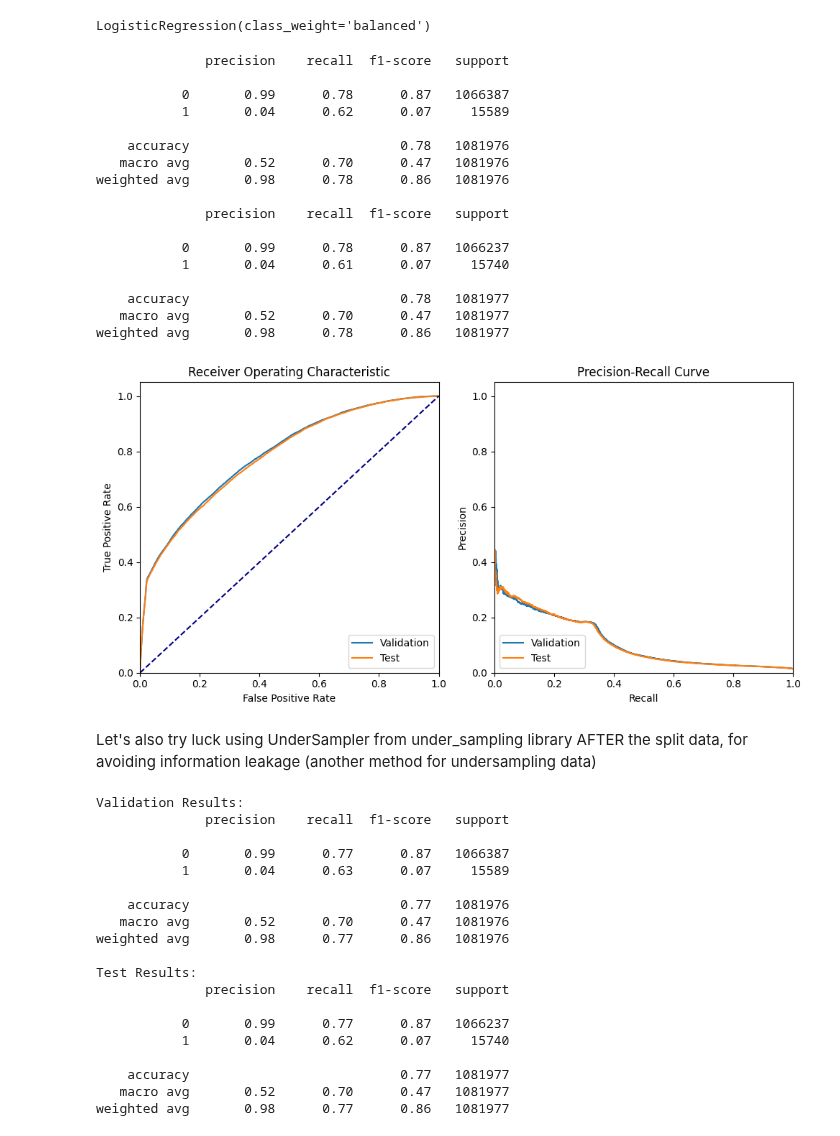
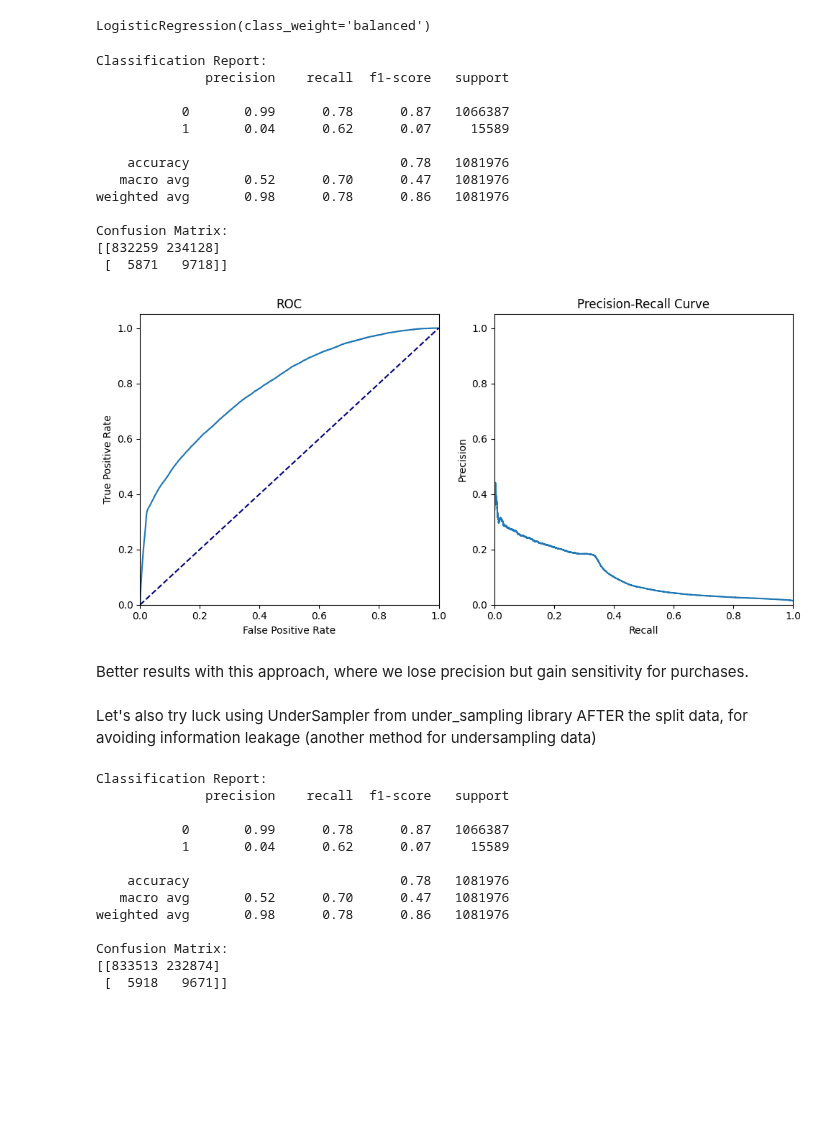
Before and after one commit to dan1dr/zrive-ds, a Jupyter notebook: src/module_3/push_exploration.ipynb, the cells around one changed output. Saved outputs shown, nothing was run; the diff lists cells and outputs as text; code cells hidden in the pictures; blank space fills up the shorter version.

```diff
--- a/src/module_3/push_exploration.ipynb
+++ b/src/module_3/push_exploration.ipynb
@@ -371,12 +398,14 @@ LogisticRegression(class_weight='balanced')
 # %%
 # Validate the model
 y_val_pred = model.predict(X_val)
+print("Classification Report:")
 print(classification_report(y_val, y_val_pred))
 
-# Test the model
-y_test_pred = model.predict(X_test)
-print(classification_report(y_test, y_test_pred))
+print("Confusion Matrix:")
+cm = confusion_matrix(y_val, y_val_pred)
+print(cm)
 # %% [output]
+Classification Report:
               precision    recall  f1-score   support
 
            0       0.99      0.78      0.87   1066387
@@ -386,59 +415,51 @@ print(classification_report(y_test, y_test_pred))
    macro avg       0.52      0.70      0.47   1081976
 weighted avg       0.98      0.78      0.86   1081976
 
-              precision    recall  f1-score   support
-
-           0       0.99      0.78      0.87   1066237
-           1       0.04      0.61      0.07     15740
-
-    accuracy                           0.78   1081977
-   macro avg       0.52      0.70      0.47   1081977
-weighted avg       0.98      0.78      0.86   1081977
+Confusion Matrix:
+[[832259 234128]
+ [  5871   9718]]
 # %%
 # Calculate probabilities for the positive class
 y_val_probs = model.predict_proba(X_val)[:, 1]
-y_test_probs = model.predict_proba(X_test)[:, 1]
 
 # ROC Curve
 fpr_val, tpr_val, _ = roc_curve(y_val, y_val_probs)
-fpr_test, tpr_test, _ = roc_curve(y_test, y_test_probs)
 
 plt.figure(figsize=(10,5))
 
 plt.subplot(1, 2, 1)
-plt.plot(fpr_val, tpr_val, label='Validation')
-plt.plot(fpr_test, tpr_test, label='Test')
+plt.plot(fpr_val, tpr_val)
 plt.plot([0, 1], [0, 1], color='navy', linestyle='--')
 plt.xlim([0.0, 1.0])
 plt.ylim([0.0, 1.05])
 plt.xlabel('False Positive Rate')
 plt.ylabel('True Positive Rate')
-plt.title('Receiver Operating Characteristic')
-plt.legend(loc="lower right")
-
+plt.title('ROC')
 
 # Precision-Recall Curve
 precision_val, recall_val, _ = precision_recall_curve(y_val, y_val_probs)
-precision_test, recall_test, _ = precision_recall_curve(y_test, y_test_probs)
 
 plt.subplot(1, 2, 2)
-plt.plot(recall_val, precision_val, label='Validation')
-plt.plot(recall_test, precision_test, label='Test')
+plt.plot(recall_val, precision_val)
 plt.xlim([0.0, 1.0])
 plt.ylim([0.0, 1.05])
 plt.xlabel('Recall')
 plt.ylabel('Precision')
 plt.title('Precision-Recall Curve')
-plt.legend(loc="lower left")
 
 plt.tight_layout()
 plt.show()
 # %% [output]
-[figure, old version]
+[figure, new version]
+# %% [markdown]
+Better results with this approach, where we lose precision but gain sensitivity for purchases.
 # %% [markdown]
 Let's also try luck using UnderSampler from under_sampling library AFTER the split data, for avoiding information leakage (another method for undersampling data)
 # %%
 from imblearn.under_sampling import RandomUnderSampler
+
+X = final_data.drop(columns='outcome')
+y = final_data['outcome']
 
 # Feature scaler and apply to X data
 scaler = StandardScaler()
@@ -461,33 +482,24 @@ model.fit(X_train, y_train)
 y_val_pred = model.predict(X_val)
 
 # Print the classification report for validation results
-print("Validation Results:")
+print("Classification Report:")
 print(classification_report(y_val, y_val_pred))
 
-# Predict the outcomes for the test data
-y_test_pred = model.predict(X_test)
-
-# Print the classification report for test results
-print("Test Results:")
-print(classification_report(y_test, y_test_pred))
+print("Confusion Matrix:")
+cm = confusion_matrix(y_val, y_val_pred)
+print(cm)
 # %% [output]
-Validation Results:
+Classification Report:
               precision    recall  f1-score   support
 
-           0       0.99      0.77      0.87   1066387
-           1       0.04      0.63      0.07     15589
+           0       0.99      0.78      0.87   1066387
+           1       0.04      0.62      0.07     15589
 
-    accuracy                           0.77   1081976
+    accuracy                           0.78   1081976
    macro avg       0.52      0.70      0.47   1081976
-weighted avg       0.98      0.77      0.86   1081976
+weighted avg       0.98      0.78      0.86   1081976
 
-Test Results:
-              precision    recall  f1-score   support
-
-           0       0.99      0.77      0.87   1066237
-           1       0.04      0.62      0.07     15740
-
-    accuracy                           0.77   1081977
-   macro avg       0.52      0.70      0.47   1081977
-weighted avg       0.98      0.77      0.86   1081977
+Confusion Matrix:
+[[833513 232874]
+ [  5918   9671]]
 # %%
```
Also changed, not shown: parts of 26 cells of this notebook.
